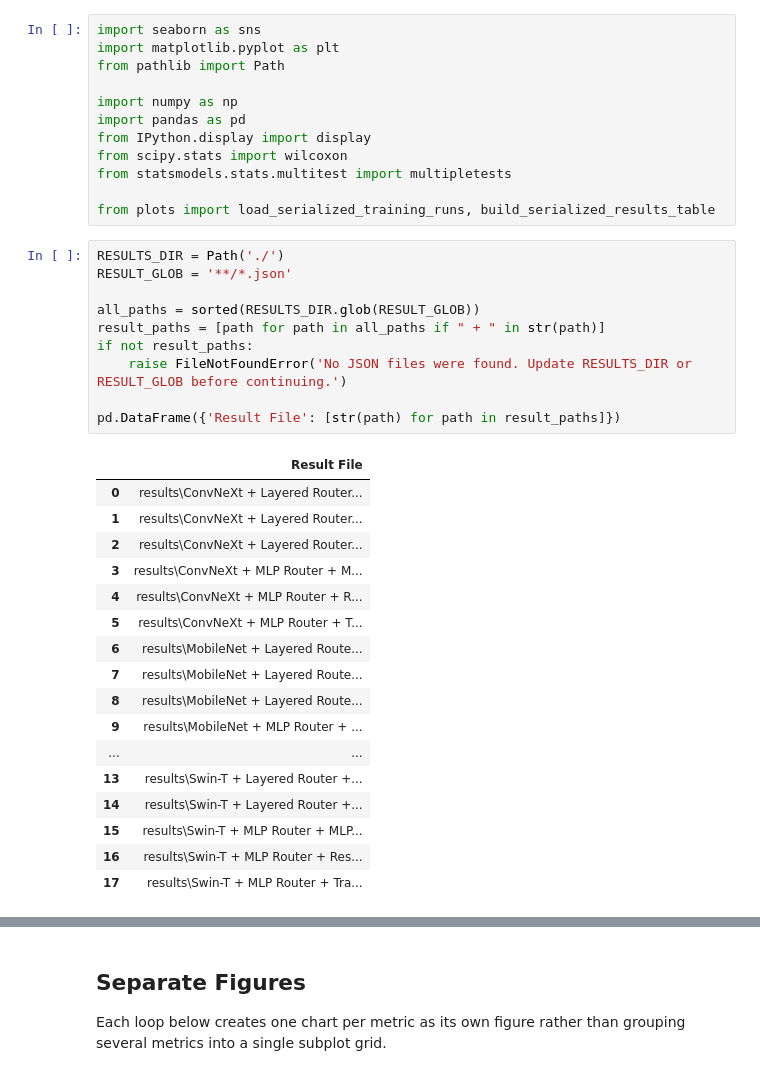
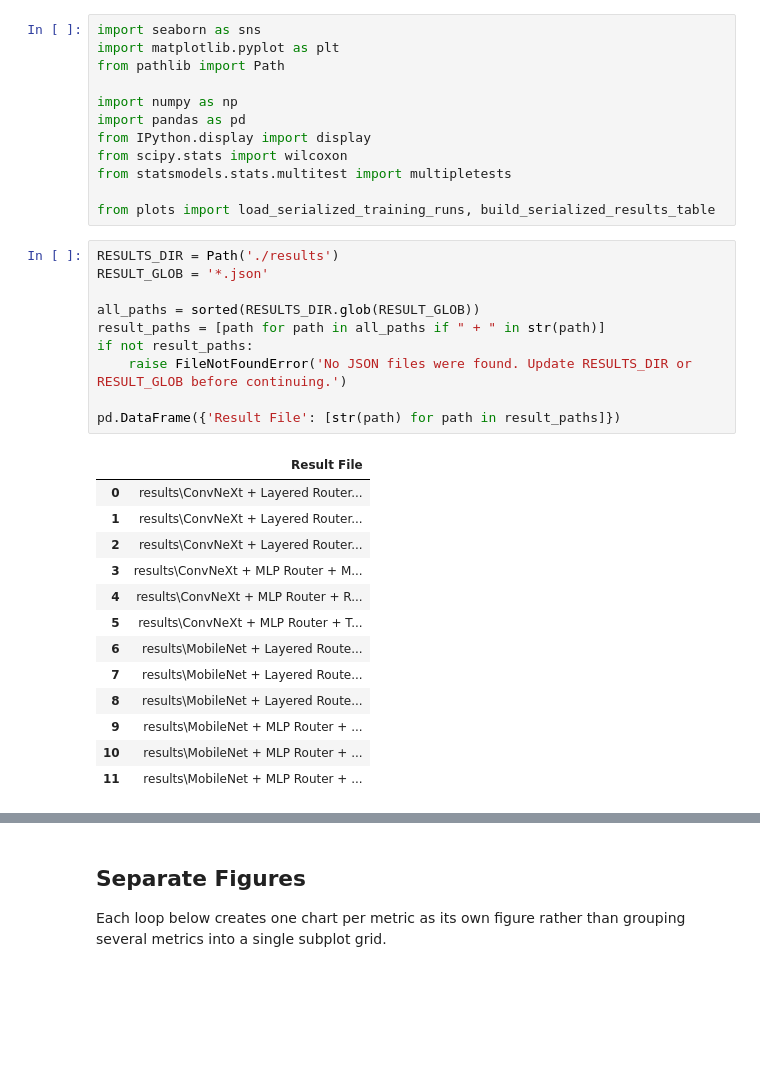
Before and after one commit to ddimpfel/JHU_IS_26, a Jupyter notebook: model_experiments_comparison.ipynb, the cells around one changed output, grey strips where cells are left out. Drawn from its saved outputs; the diff is of its cells as text; blank space fills up the shorter version.

```diff
--- a/model_experiments_comparison.ipynb
+++ b/model_experiments_comparison.ipynb
@@ -59,33 +59,29 @@ from statsmodels.stats.multitest import multipletests
 
 from plots import load_serialized_training_runs, build_serialized_results_table
 # %%
-RESULTS_DIR = Path('./')
-RESULT_GLOB = '**/*.json'
+RESULTS_DIR = Path('./results')
+RESULT_GLOB = '*.json'
 
 all_paths = sorted(RESULTS_DIR.glob(RESULT_GLOB))
 result_paths = [path for path in all_paths if " + " in str(path)]
 if not result_paths:
     raise FileNotFoundError('No JSON files were found. Update RESULTS_DIR or RESULT_GLOB before continuing.')
 
 pd.DataFrame({'Result File': [str(path) for path in result_paths]})
 # %% [output]
 |  | Result File |
 | 0 | results\ConvNeXt + Layered Router... |
 | 1 | results\ConvNeXt + Layered Router... |
 | 2 | results\ConvNeXt + Layered Router... |
 | 3 | results\ConvNeXt + MLP Router + M... |
 | 4 | results\ConvNeXt + MLP Router + R... |
 | 5 | results\ConvNeXt + MLP Router + T... |
 | 6 | results\MobileNet + Layered Route... |
 | 7 | results\MobileNet + Layered Route... |
 | 8 | results\MobileNet + Layered Route... |
 | 9 | results\MobileNet + MLP Router + ... |
-| ... | ... |
-| 13 | results\Swin-T + Layered Router +... |
-| 14 | results\Swin-T + Layered Router +... |
-| 15 | results\Swin-T + MLP Router + MLP... |
-| 16 | results\Swin-T + MLP Router + Res... |
-| 17 | results\Swin-T + MLP Router + Tra... |
+| 10 | results\MobileNet + MLP Router + ... |
+| 11 | results\MobileNet + MLP Router + ... |
 # %%
 runs = load_serialized_training_runs(result_paths)
 comparison_df = build_serialized_results_table(runs)
```
Also changed, not shown: parts of 6 cells of this notebook, 11 other files.
